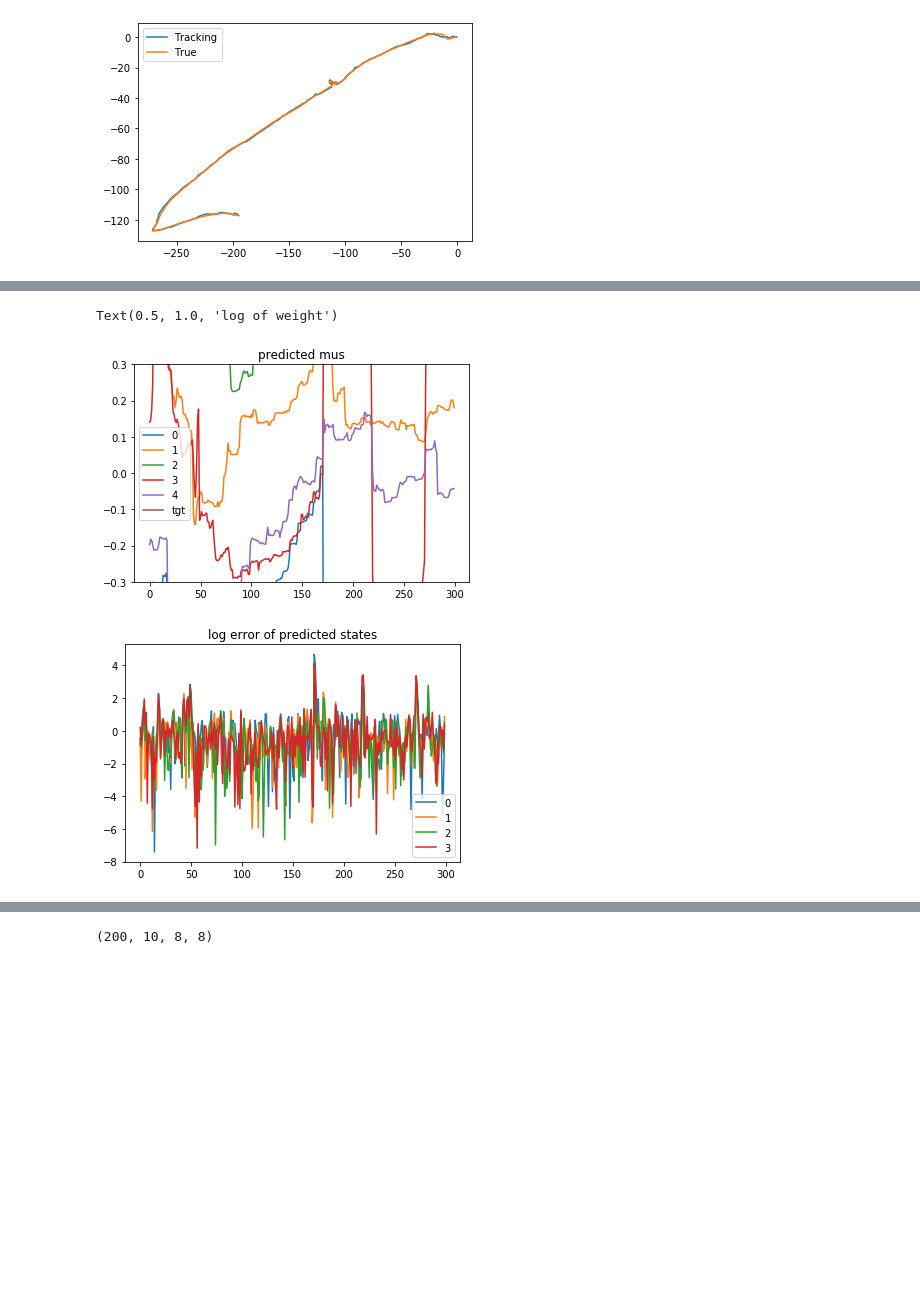
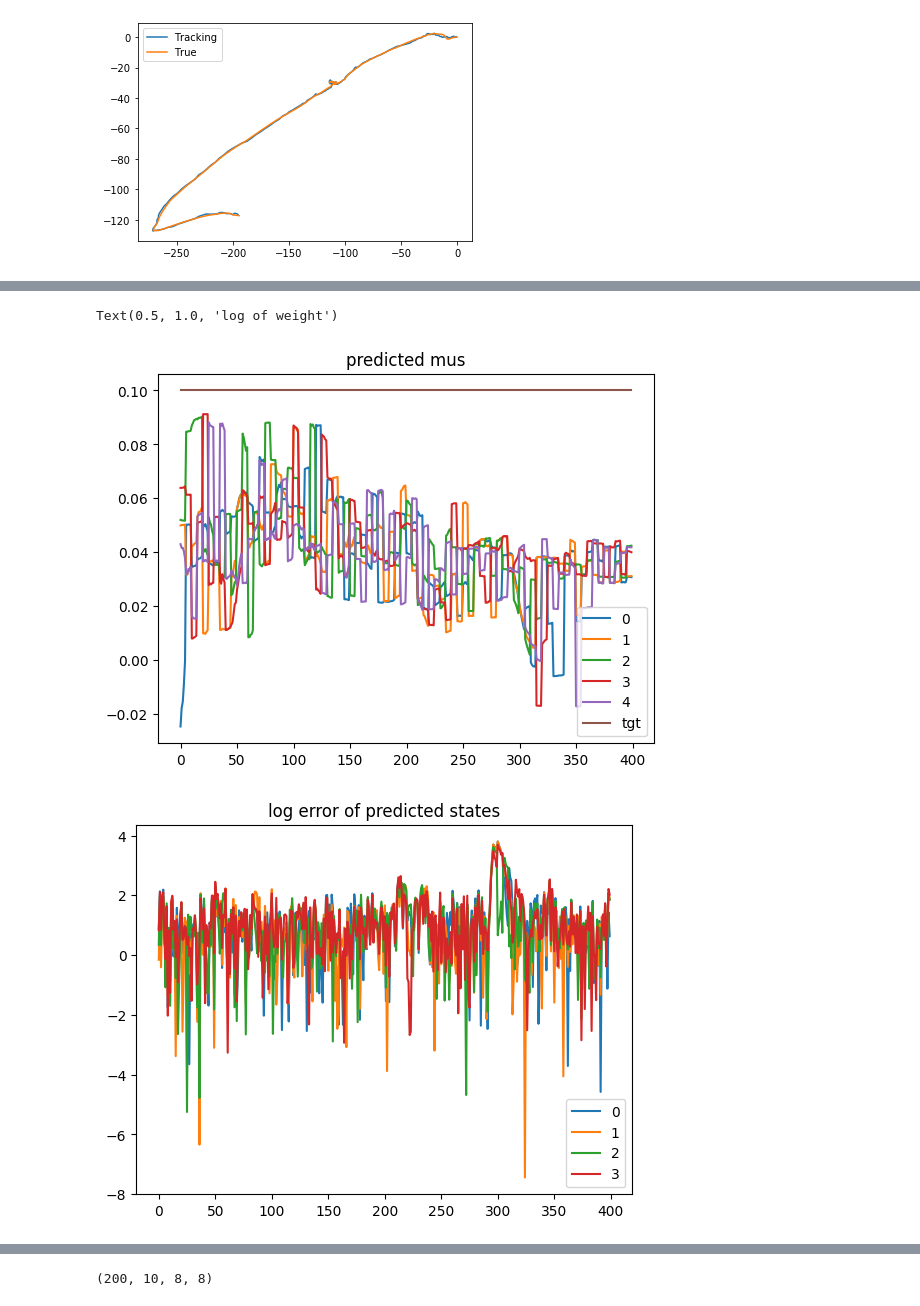
Before and after one commit to ShariceLiu/levy_simu, a Jupyter notebook: nD_levy_simulate.ipynb, the cells around one changed output, grey strips where cells are left out. Saved outputs shown, nothing was run; the diff lists cells and outputs as text; code cells hidden in the pictures; blank space fills up the shorter version.

```diff
--- a/nD_levy_simulate.ipynb
+++ b/nD_levy_simulate.ipynb
@@ -593,7 +686,7 @@ print(error, error_orig)
 # %% [markdown]
 ## Langevin with non zero mean
 # %%
-noise_sig = 5
+noise_sig = sigma_w*50
 noise = np.random.normal(0, noise_sig, (N, 4))
 noise[:,1] /= 20
 noise[:,3] /= 20
@@ -767,8 +862,8 @@ print(error)
 [figure]
 # %%
 # prepare algorithm for later use
-alpha_w = 1e-4
-beta_w = 1e-4
+alpha_w = 0.000000000001
+beta_w = 0.000000000001
 
 def sampling_latent_variables_para(delta_t, sigma_w, alpha, s_n, m_n):
     gammas = []
@@ -806,11 +901,11 @@ def sampling_latent_variables_para(delta_t, sigma_w, alpha, s_n, m_n):
         s_c_dt += delta_t**(2/alpha)*gamma**(-2/alpha)*np.matmul(f_delta_t_v_i,f_delta_t_v_i.T)
 
 
-#     q12 = -1/(2*l**2)*(1-np.exp(-2*delta_t*l))+(1-np.exp(-delta_t*l))/l**2
-#     q22 = (1-np.exp(-2*delta_t*l))/(2*l)
-    v = sigma_w**2 # or sigma^2 + mu^2
-#     Q_delta_t = np.matrix([[0,q12*sigma_w**2,0,0],[0,q22*sigma_w**2,0,0],
-#                            [0,0,0,q12*sigma_w**2],[0,0,0,q22*sigma_w**2]])
+    # q12 = -1/(2*l**2)*(1-np.exp(-2*delta_t*l))+(1-np.exp(-delta_t*l))/l**2
+    # q22 = (1-np.exp(-2*delta_t*l))/(2*l)
+    # v = sigma_w**2 # or sigma^2 + mu^2
+    # Q_delta_t = np.matrix([[0,q12*sigma_w**2,0,0],[0,q22*sigma_w**2,0,0],
+    #                        [0,0,0,q12*sigma_w**2],[0,0,0,q22*sigma_w**2]])
     S_delta_t = sigma_w**2*s_c_dt + alpha/(2-alpha)*c**(1-2/alpha)*Q_delta_t # C_e
 
     # S_delta_t = s_n
@@ -842,7 +937,7 @@ def sampling_latent_variables_para(delta_t, sigma_w, alpha, s_n, m_n):
     A[3,5] = m_c_y_c[3]
     A[4:,4:] = np.identity(2)
     B = np.matrix(np.zeros((6,4)))
-    B[:4,:] = np.identity(4)
+    B[:4,:4] = np.identity(4)
 
     return A, B, S_delta_t
 
@@ -890,12 +985,12 @@ def single_ite_particle_filtering_para(y_n, m_n, s_n, log_weight_p, mu_p, P_p, s
         E_ns[p,n] = -(y_n-y_hat_n_prev_n).T*np.linalg.inv(sigma_n_prev_n)*(y_n-y_hat_n_prev_n)/2
         beta_w_post_p = beta_w - sum(E_ns[p,:])
 #         import pdb;pdb.set_trace()
-        log_like = -2/2*np.log(2*np.pi)-0.5*np.log(np.linalg.det(sigma_n_prev_n))-(alpha_w+n/2)*np.log(beta_w_post_p)\
+        log_like = -0.5*np.log(np.linalg.det(sigma_n_prev_n))-(alpha_w+n/2)*np.log(beta_w_post_p)\
                     +(alpha_w+n/2-1/2)*np.log(beta_w - sum(E_ns[p,:(n-1)]))+\
-                    np.log(scipy.special.gamma(n/2+alpha_w))-np.log(scipy.special.gamma(n/2+alpha_w-1/2))
+                    scipy.special.loggamma(n/2+alpha_w)-scipy.special.loggamma(n/2+alpha_w-1/2) # -2/2*np.log(2*np.pi)
 
         # normalise weights
-#         log_like = -(y_n-y_hat_n_prev_n).T*np.linalg.inv(sigma_n_prev_n)*(y_n-y_hat_n_prev_n)/2-0.5*np.log(np.linalg.det(sigma_n_prev_n))-2/2*np.log(2*np.pi)
+        # log_like = -(y_n-y_hat_n_prev_n).T*np.linalg.inv(sigma_n_prev_n)*(y_n-y_hat_n_prev_n)/2-0.5*np.log(np.linalg.det(sigma_n_prev_n))-2/2*np.log(2*np.pi)
         log_w_p_nextn = log_weight_p[p]+log_like
 #         log_w_p_nextn = log_weight_p[p]+np.log(stats.multivariate_normal(np.array(y_hat_n_prev_n.T)[0], sigma_n_prev_n).pdf(np.array(y_n.T)[0]))
         log_weights_p_nextn[p] = log_w_p_nextn
@@ -911,18 +1138,18 @@ def single_ite_particle_filtering_para(y_n, m_n, s_n, log_weight_p, mu_p, P_p, s
 # %%
-import warnings
-warnings.filterwarnings('error', category = RuntimeWarning)
-warnings.filterwarnings('ignore', category = PendingDeprecationWarning)
+# import warnings
+# warnings.filterwarnings('error', category = RuntimeWarning)
+# warnings.filterwarnings('ignore', category = PendingDeprecationWarning)
 
 n_mus = []
 n_Ps = []
 n_ws = []
-num_particles = 2
+num_particles = 100
 
 # initialize x
 mu_p_1 = np.matrix(np.zeros(6)).T
 # mu_p_1[4:,0] = np.matrix([[mu_w1],[mu_w1]])
 mu_p = [mu_p_1]*num_particles
-P_p = [np.matrix(np.identity(6))*10]*num_particles
+P_p = [np.matrix(np.identity(6))*100]*num_particles
 log_weight_p = np.log(np.ones(num_particles)*(1/num_particles))
 
 E_ns = np.zeros((num_particles, N+1)) # store exp likelihood of y
@@ -937,11 +1164,11 @@ for n in range(N):
         resample = True
     else:
         resample = False
-    weight_p, mu_p, P_p, E_ns = single_ite_particle_filtering_para(y_n, m_n, s_n, log_weight_p, mu_p, P_p, sigma_w, E_ns, n+1, resample = resample)
+    log_weight_p, mu_p, P_p, E_ns = single_ite_particle_filtering_para(y_n, m_n, s_n, log_weight_p, mu_p, P_p, sigma_w, E_ns, n+1, resample = resample)
 
     n_mus.append(mu_p)
     n_Ps.append(P_p)
-    n_ws.append(weight_p)
+    n_ws.append(log_weight_p)
 
 n_mus = np.array(n_mus)
 n_Ps = np.array(n_Ps)
@@ -999,34 +1295,34 @@ for i in range(5):
     plt.plot(n_mus[100:,i,4,:])
 
 plt.plot(tgt)
 labels.append('tgt')
-plt.ylim([-0.3,0.3])
+# plt.ylim([-0.3,0.3])
 plt.legend(labels)
 plt.title('predicted mus')
 # plt.savefig(f'{rootpath}\predictmu\mus.png')
 
 # plot for xs
 labels = []
 plt.figure()
 for i in range(4):
     labels.append(str(i))
     plt.plot(np.log(np.abs(y_ns[100:,0]-n_mus[100:,i,0,0])))
 plt.title("log error of predicted states")
 plt.plot()
 plt.legend(labels)
 # plt.savefig(f'{rootpath}\predictmu\states.png')
 
 # plot for weights
 plt.figure()
 labels = []
 for i in range(4):
     labels.append(str(i))
     plt.plot(n_ws[100:,i])
 plt.legend(labels)
-plt.ylim([-10,0.0])
+# plt.ylim([-10,0.0])
 plt.title('log of weight')
 # plt.savefig(f'{rootpath}\predictmu\weights.png')
 # %% [output]
 Text(0.5, 1.0, 'log of weight')
-[figure, old version]
+[figure, new version]
-[figure, old version]
+[figure, new version]
```
Also changed, not shown: parts of 11 cells of this notebook, 5 other files.
